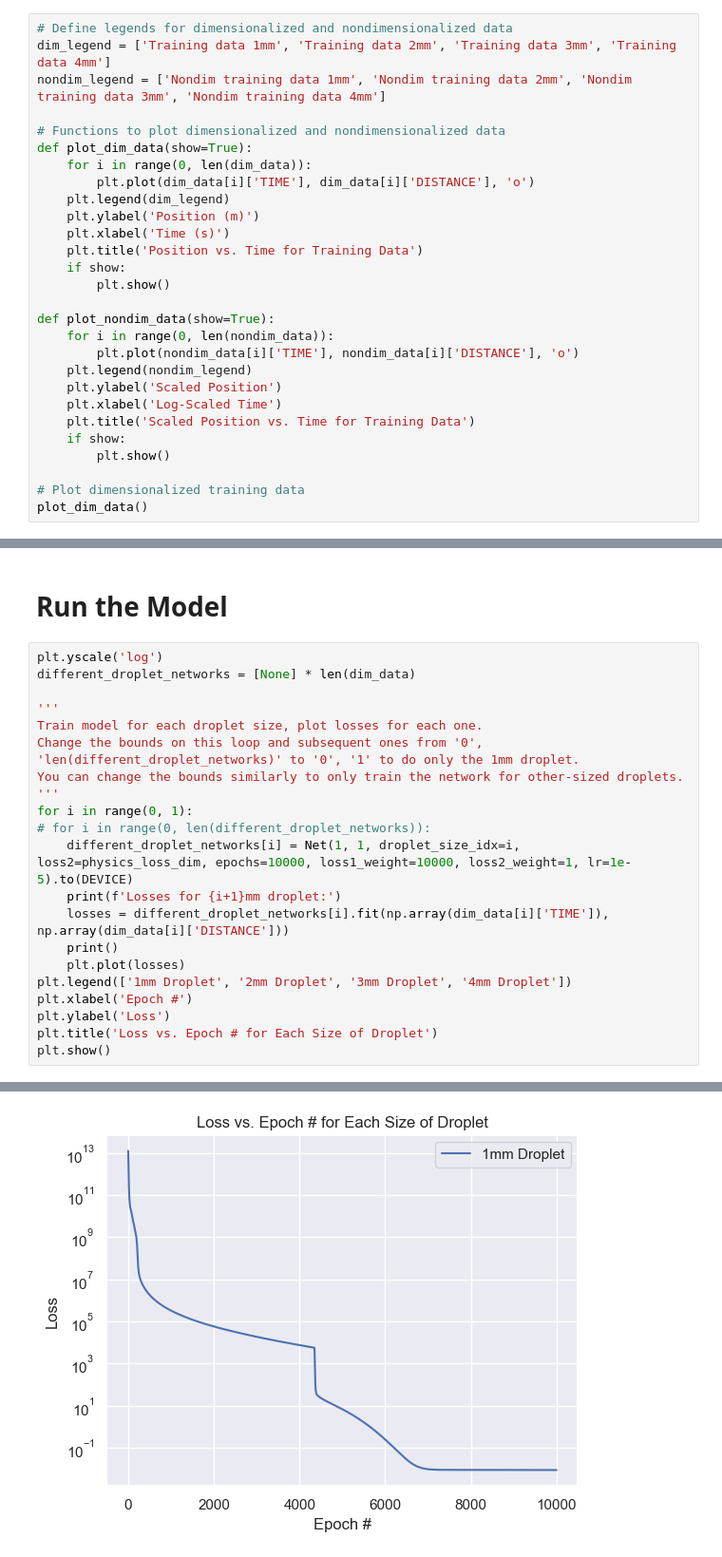
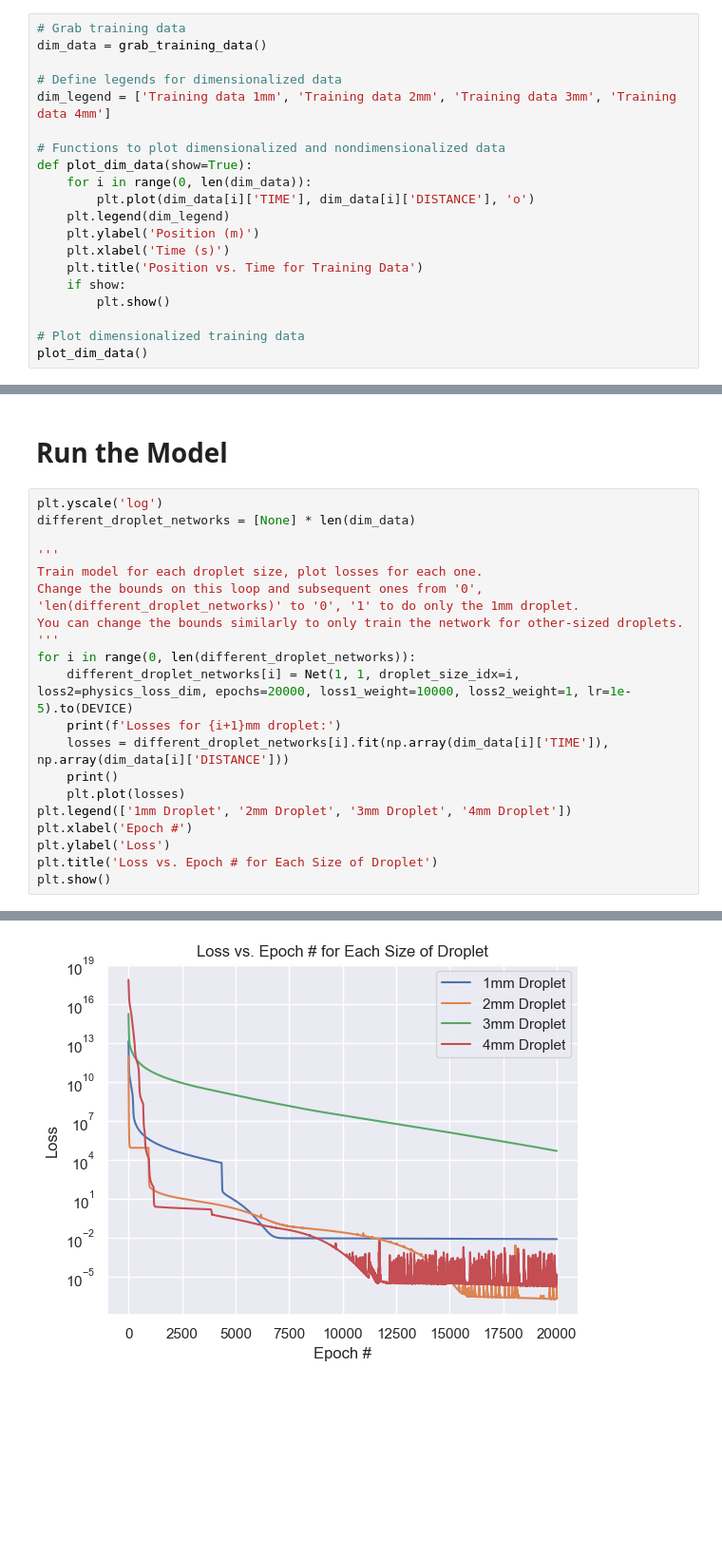
Before and after one commit to rahavdayan/pinns-model, a Jupyter notebook: src/ferrofluid/ferrofluid.ipynb, the cells around one changed output, grey strips where cells are left out. Shown at 95% size. Saved outputs shown, nothing was run; the diff lists cells and outputs as text; blank space fills up the shorter version.

Commit message:
nondimensionalized version working :)

```diff
--- a/src/ferrofluid/ferrofluid.ipynb
+++ b/src/ferrofluid/ferrofluid.ipynb
@@ -19,7 +19,9 @@ np.random.seed(10)
 # %%
-# Define legends for dimensionalized and nondimensionalized data
+# Grab training data
+dim_data = grab_training_data()
+
+# Define legends for dimensionalized data
 dim_legend = ['Training data 1mm', 'Training data 2mm', 'Training data 3mm', 'Training data 4mm']
-nondim_legend = ['Nondim training data 1mm', 'Nondim training data 2mm', 'Nondim training data 3mm', 'Nondim training data 4mm']
 
 # Functions to plot dimensionalized and nondimensionalized data
 def plot_dim_data(show=True):
@@ -32,16 +34,6 @@ def plot_dim_data(show=True):
     if show:
         plt.show()
 
-def plot_nondim_data(show=True):
-    for i in range(0, len(nondim_data)):
-        plt.plot(nondim_data[i]['TIME'], nondim_data[i]['DISTANCE'], 'o')
-    plt.legend(nondim_legend)
-    plt.ylabel('Scaled Position')
-    plt.xlabel('Log-Scaled Time')
-    plt.title('Scaled Position vs. Time for Training Data')
-    if show:
-        plt.show()
-
 # Plot dimensionalized training data
 plot_dim_data()
 # %% [output]
@@ -62,9 +49,8 @@ Train model for each droplet size, plot losses for each one.
 Change the bounds on this loop and subsequent ones from '0', 'len(different_droplet_networks)' to '0', '1' to do only the 1mm droplet.
 You can change the bounds similarly to only train the network for other-sized droplets.
 '''
-for i in range(0, 1):
-# for i in range(0, len(different_droplet_networks)):
-    different_droplet_networks[i] = Net(1, 1, droplet_size_idx=i, loss2=physics_loss_dim, epochs=10000, loss1_weight=10000, loss2_weight=1, lr=1e-5).to(DEVICE)
+for i in range(0, len(different_droplet_networks)):
+    different_droplet_networks[i] = Net(1, 1, droplet_size_idx=i, loss2=physics_loss_dim, epochs=20000, loss1_weight=10000, loss2_weight=1, lr=1e-5).to(DEVICE)
     print(f'Losses for {i+1}mm droplet:')
     losses = different_droplet_networks[i].fit(np.array(dim_data[i]['TIME']), np.array(dim_data[i]['DISTANCE']))
     print()
@@ -95,4 +82,4 @@ Epoch 5207/10000, data loss: 3.8681440353393555, physics loss: 0.
-[figure, old version]
+[figure, new version]
 # %%
 '''
 Plot the dimensionalized data for each droplet as well as each respective dimensionalized model
```
Also changed, not shown: parts of 5 cells of this notebook, 3 other files.
